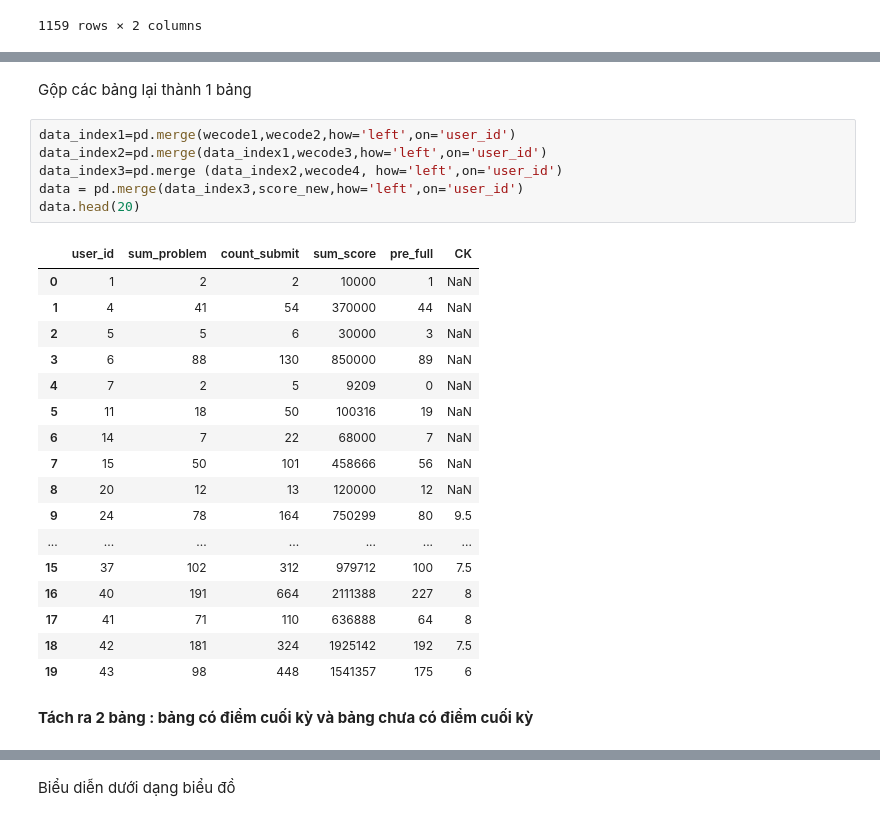
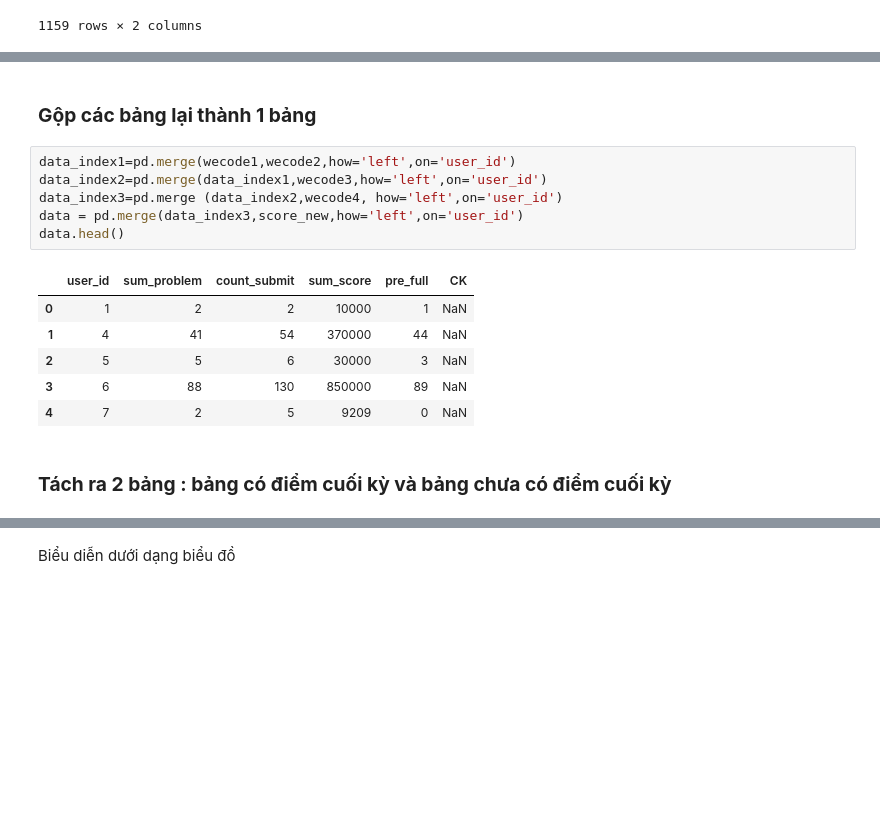
Before and after one commit to dxmai/CS114.L21.KHCL, a Jupyter notebook: Colab/DuDoanDiemCuoiKi.ipynb, the cells around one changed output, grey strips where cells are left out. Saved outputs shown, nothing was run; the diff lists cells and outputs as text; blank space fills up the shorter version.

```diff
--- a/Colab/DuDoanDiemCuoiKi.ipynb
+++ b/Colab/DuDoanDiemCuoiKi.ipynb
@@ -160,30 +130,19 @@ wecode4
 # %% [markdown]
-Gộp các bảng lại thành 1 bảng
+### **Gộp các bảng lại thành 1 bảng**
 # %%
 data_index1=pd.merge(wecode1,wecode2,how='left',on='user_id')
 data_index2=pd.merge(data_index1,wecode3,how='left',on='user_id')
 data_index3=pd.merge (data_index2,wecode4, how='left',on='user_id')
 data = pd.merge(data_index3,score_new,how='left',on='user_id')
-data.head(20)
+data.head()
 # %% [output]
 |  | user_id | sum_problem | count_submit | sum_score | pre_full | CK |
 | 0 | 1 | 2 | 2 | 10000 | 1 | NaN |
 | 1 | 4 | 41 | 54 | 370000 | 44 | NaN |
 | 2 | 5 | 5 | 6 | 30000 | 3 | NaN |
 | 3 | 6 | 88 | 130 | 850000 | 89 | NaN |
 | 4 | 7 | 2 | 5 | 9209 | 0 | NaN |
-| 5 | 11 | 18 | 50 | 100316 | 19 | NaN |
-| 6 | 14 | 7 | 22 | 68000 | 7 | NaN |
-| 7 | 15 | 50 | 101 | 458666 | 56 | NaN |
-| 8 | 20 | 12 | 13 | 120000 | 12 | NaN |
-| 9 | 24 | 78 | 164 | 750299 | 80 | 9.5 |
-| ... | ... | ... | ... | ... | ... | ... |
-| 15 | 37 | 102 | 312 | 979712 | 100 | 7.5 |
-| 16 | 40 | 191 | 664 | 2111388 | 227 | 8 |
-| 17 | 41 | 71 | 110 | 636888 | 64 | 8 |
-| 18 | 42 | 181 | 324 | 1925142 | 192 | 7.5 |
-| 19 | 43 | 98 | 448 | 1541357 | 175 | 6 |
 # %% [markdown]
-**Tách ra 2 bảng : bảng có điểm cuối kỳ và bảng chưa có điểm cuối kỳ**
+### **Tách ra 2 bảng : bảng có điểm cuối kỳ và bảng chưa có điểm cuối kỳ**
 # %%
 data_predict=data[pd.isnull(data["CK"])]
```
Also changed, not shown: parts of 58 cells of this notebook.
